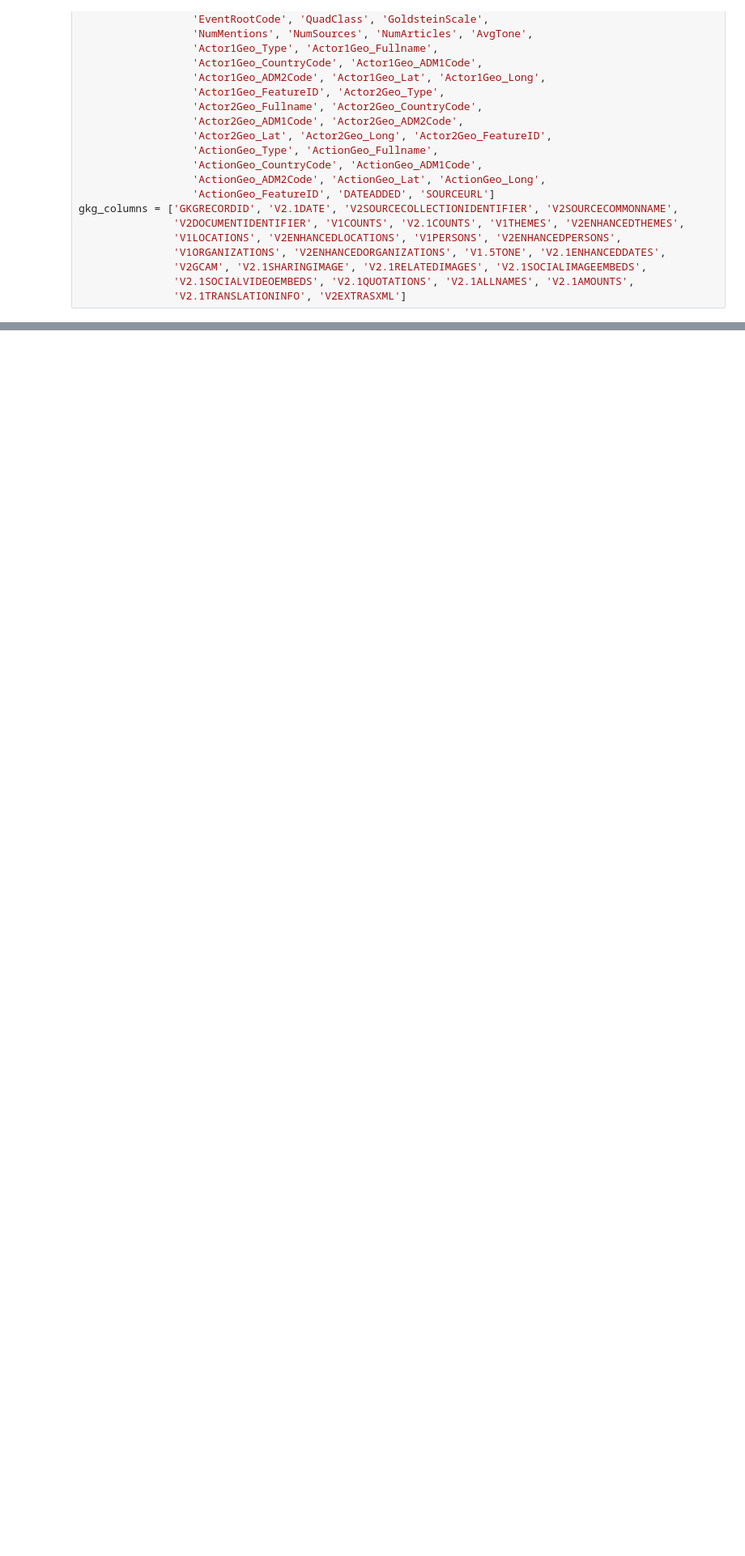
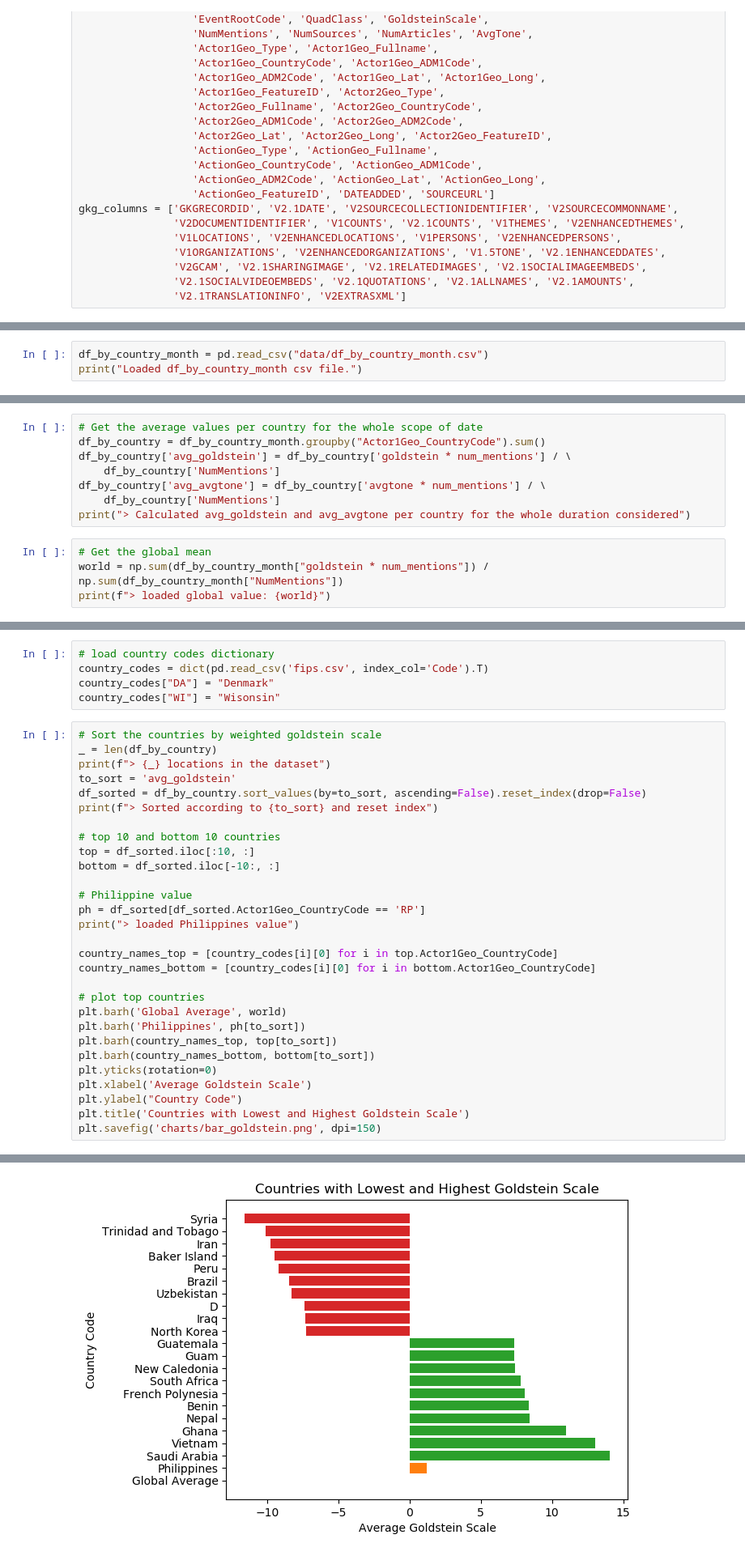
Before and after one commit to PrinceJavier/gdelt_analysis, a Jupyter notebook: GDELT_analysis.ipynb, the cells around one changed output, grey strips where cells are left out. Shown at 81% size. Saved outputs shown, nothing was run; the diff lists cells and outputs as text; blank space fills up the shorter version.

```diff
--- a/GDELT_analysis.ipynb
+++ b/GDELT_analysis.ipynb
@@ -571,0 +316,3 @@ plt.savefig('charts/bar_avgtone_ph.png', dpi=150)
+# %%
+df_by_country_month = pd.read_csv("data/df_by_country_month.csv")
+print("Loaded df_by_country_month csv file.")
@@ -571,0 +434,12 @@ plt.savefig('charts/bar_avgtone_ph.png', dpi=150)
+# %%
+# Get the average values per country for the whole scope of date
+df_by_country = df_by_country_month.groupby("Actor1Geo_CountryCode").sum()
+df_by_country['avg_goldstein'] = df_by_country['goldstein * num_mentions'] / \
+    df_by_country['NumMentions']
+df_by_country['avg_avgtone'] = df_by_country['avgtone * num_mentions'] / \
+    df_by_country['NumMentions']
+print("> Calculated avg_goldstein and avg_avgtone per country for the whole duration considered")
+# %%
+# Get the global mean
+world = np.sum(df_by_country_month["goldstein * num_mentions"]) / np.sum(df_by_country_month["NumMentions"])
+print(f"> loaded global value: {world}")
@@ -571,0 +448,35 @@ plt.savefig('charts/bar_avgtone_ph.png', dpi=150)
+# %%
+# load country codes dictionary
+country_codes = dict(pd.read_csv('fips.csv', index_col='Code').T)
+country_codes["DA"] = "Denmark"
+country_codes["WI"] = "Wisonsin"
+# %%
+# Sort the countries by weighted goldstein scale
+_ = len(df_by_country)
+print(f"> {_} locations in the dataset")
+to_sort = 'avg_goldstein'
+df_sorted = df_by_country.sort_values(by=to_sort, ascending=False).reset_index(drop=False)
+print(f"> Sorted according to {to_sort} and reset index")
+
+# top 10 and bottom 10 countries
+top = df_sorted.iloc[:10, :]
+bottom = df_sorted.iloc[-10:, :]
+
+# Philippine value
+ph = df_sorted[df_sorted.Actor1Geo_CountryCode == 'RP']
+print("> loaded Philippines value")
+
+country_names_top = [country_codes[i][0] for i in top.Actor1Geo_CountryCode]
+country_names_bottom = [country_codes[i][0] for i in bottom.Actor1Geo_CountryCode]
+
+# plot top countries
+plt.barh('Global Average', world)
+plt.barh('Philippines', ph[to_sort])
+plt.barh(country_names_top, top[to_sort])
+plt.barh(country_names_bottom, bottom[to_sort])
+plt.yticks(rotation=0)
+plt.xlabel('Average Goldstein Scale')
+plt.ylabel("Country Code")
+plt.title('Countries with Lowest and Highest Goldstein Scale')
+plt.savefig('charts/bar_goldstein.png', dpi=150)
+# %% [output]
@@ -571,0 +486 @@ plt.savefig('charts/bar_avgtone_ph.png', dpi=150)
+[figure, added]
```
Also changed, not shown: parts of 61 cells of this notebook, 9 other files.
